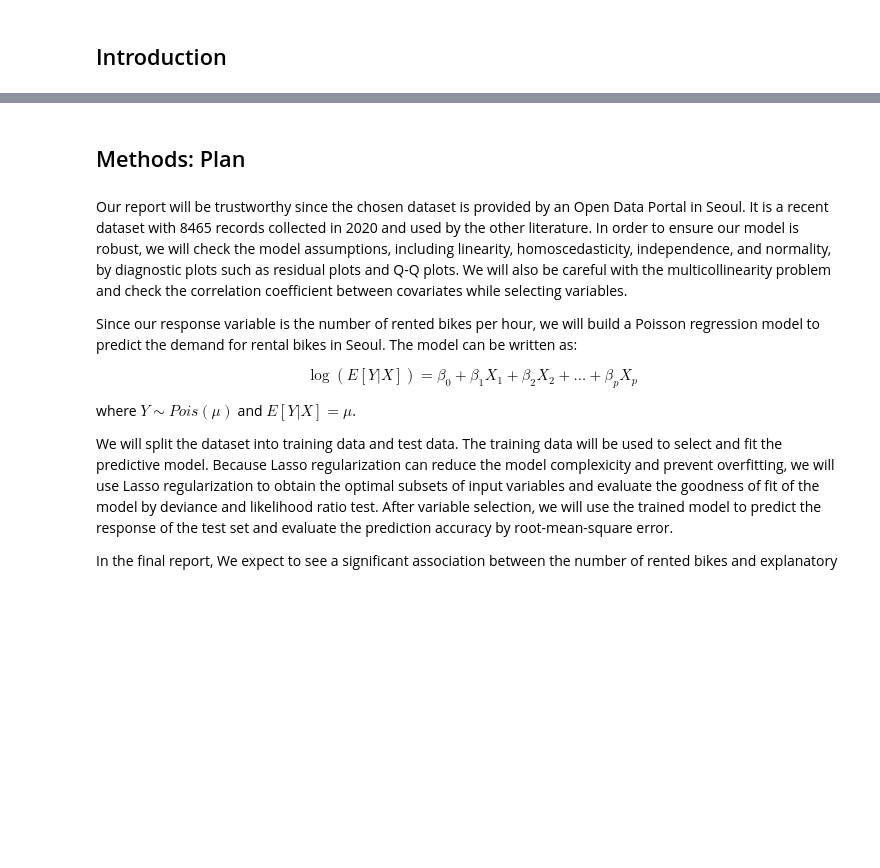
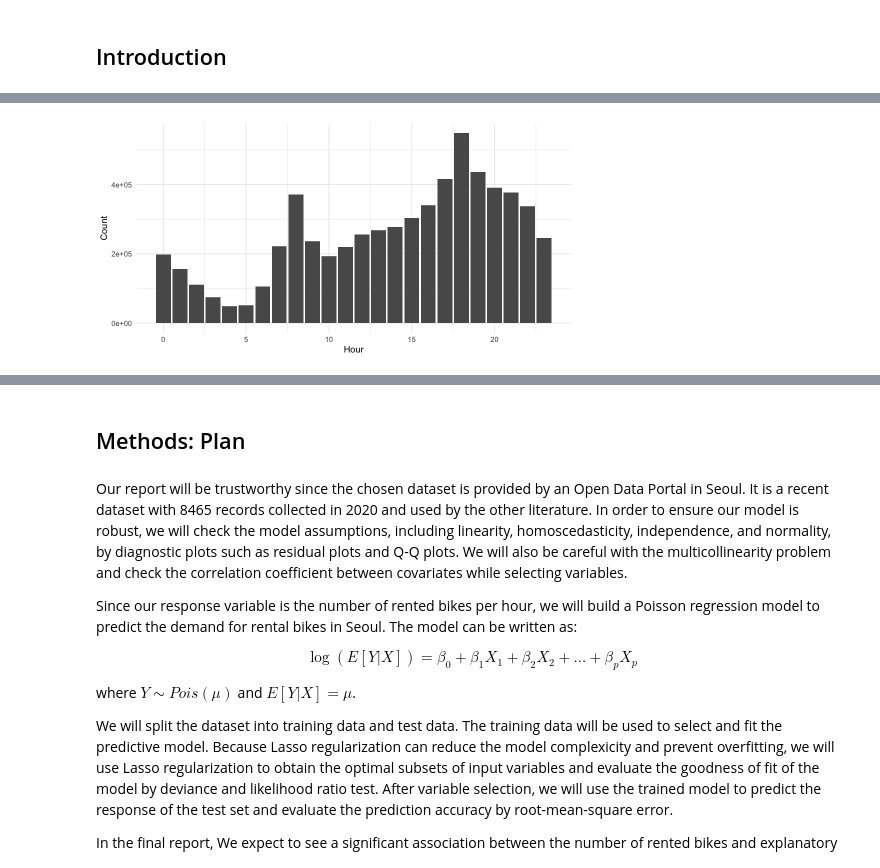
Before and after one commit to xiaohu1122/538A_project, a Jupyter notebook: 538A_project.ipynb, the cells around one changed output, grey strips where cells are left out. Saved outputs shown, nothing was run; the diff lists cells and outputs as text; code cells hidden in the pictures; blank space fills up the shorter version.

```diff
--- a/538A_project.ipynb
+++ b/538A_project.ipynb
@@ -43,0 +136,13 @@ A data.frame: 6 × 13
+# %%
+# Plot of hourly counts
+options(repr.plot.width = 8, repr.plot.height = 4)
+
+bike %>%
+  ggplot(aes(hour, count)) +
+  geom_col() +
+  ylab("Count") +
+  xlab("Hour") +
+  theme_minimal() +
+  theme(legend.position = "none")
+# %% [output]
+[figure, added]
```
Also changed, not shown: parts of 24 cells of this notebook, 1 other file.
